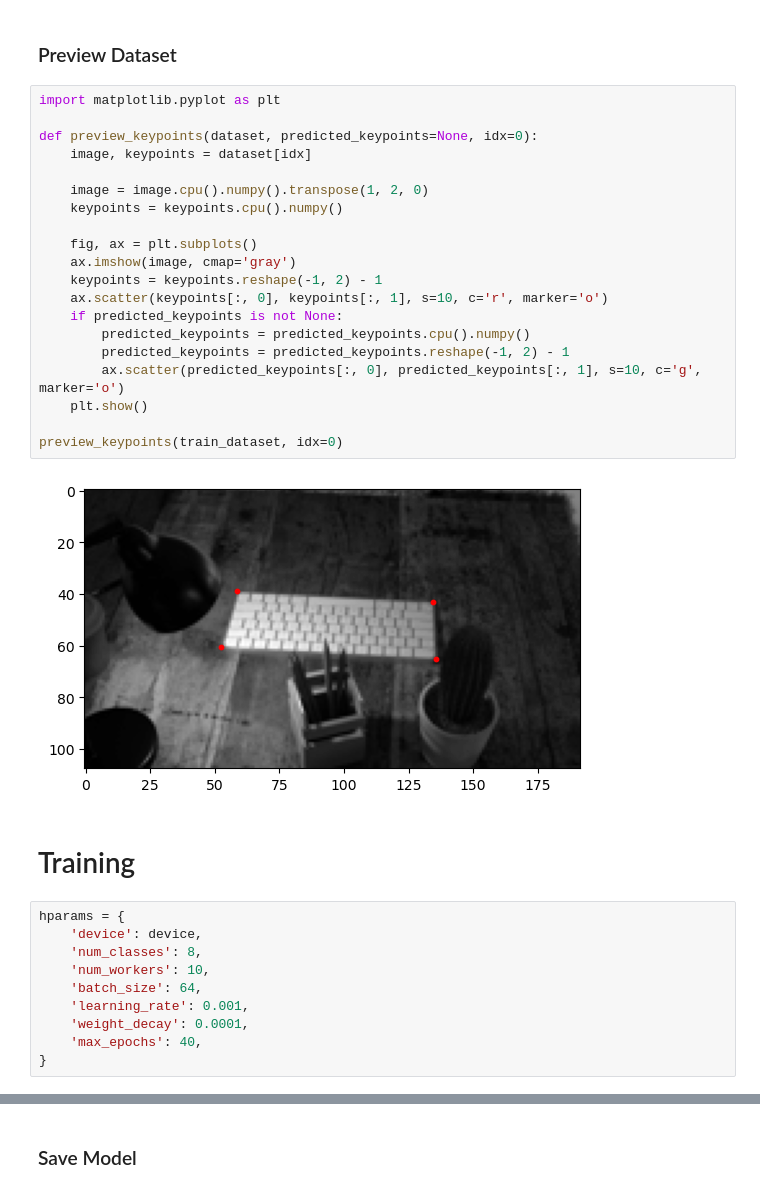
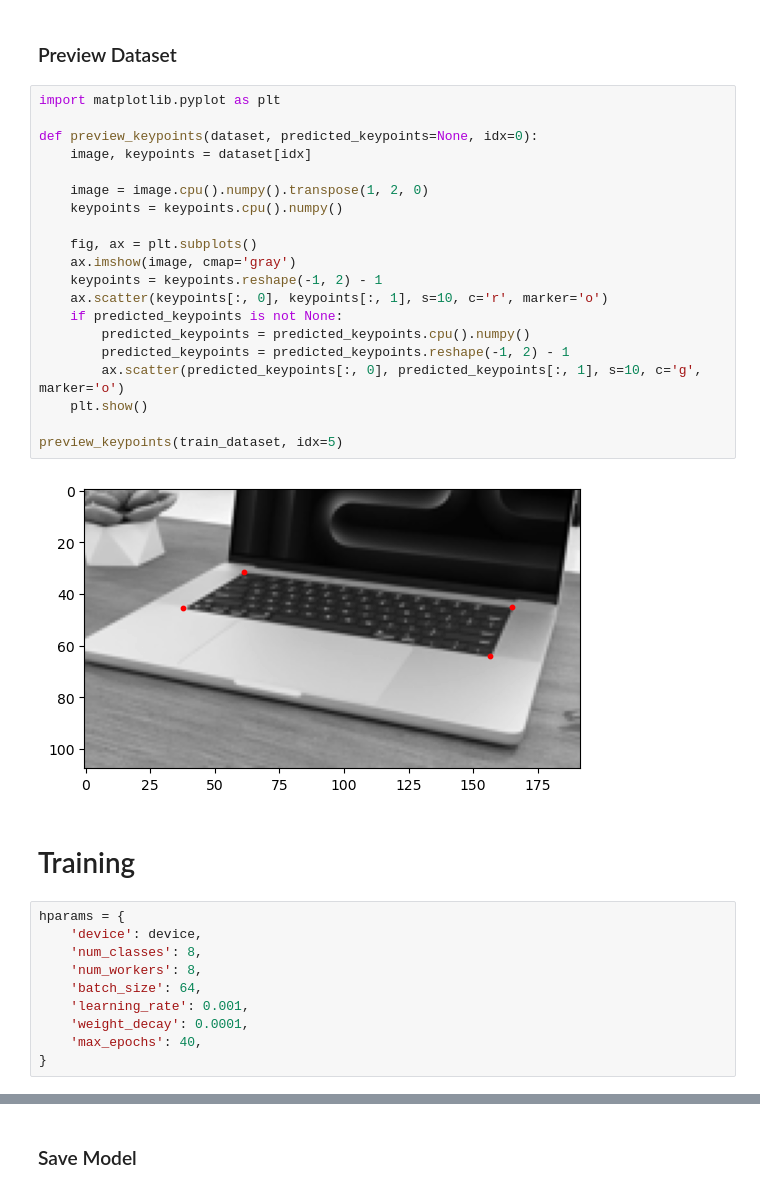
Before and after one commit to TUM-Blockchain-Club/proof-of-gameplay, a Jupyter notebook: model/notebooks/keyboard_tracking.ipynb, the cells around one changed output, grey strips where cells are left out. Saved outputs shown, nothing was run; the diff lists cells and outputs as text.

```diff
--- a/model/notebooks/keyboard_tracking.ipynb
+++ b/model/notebooks/keyboard_tracking.ipynb
@@ -119,32 +119,32 @@ Test dataset size: 112
 # %%
 import matplotlib.pyplot as plt
 
 def preview_keypoints(dataset, predicted_keypoints=None, idx=0):
     image, keypoints = dataset[idx]
 
     image = image.cpu().numpy().transpose(1, 2, 0)
     keypoints = keypoints.cpu().numpy()
 
     fig, ax = plt.subplots()
     ax.imshow(image, cmap='gray')
     keypoints = keypoints.reshape(-1, 2) - 1
     ax.scatter(keypoints[:, 0], keypoints[:, 1], s=10, c='r', marker='o')
     if predicted_keypoints is not None:
         predicted_keypoints = predicted_keypoints.cpu().numpy()
         predicted_keypoints = predicted_keypoints.reshape(-1, 2) - 1
         ax.scatter(predicted_keypoints[:, 0], predicted_keypoints[:, 1], s=10, c='g', marker='o')
     plt.show()
 
-preview_keypoints(train_dataset, idx=0)
+preview_keypoints(train_dataset, idx=5)
 # %% [output]
-[figure, old version]
+[figure, new version]
 # %% [markdown]
 # Training
 # %%
 hparams = {
     'device': device,
     'num_classes': 8,
-    'num_workers': 10,
+    'num_workers': 8,
     'batch_size': 64,
     'learning_rate': 0.001,
     'weight_decay': 0.0001,
```
Also changed, not shown: parts of 6 cells of this notebook, 2 other files.
